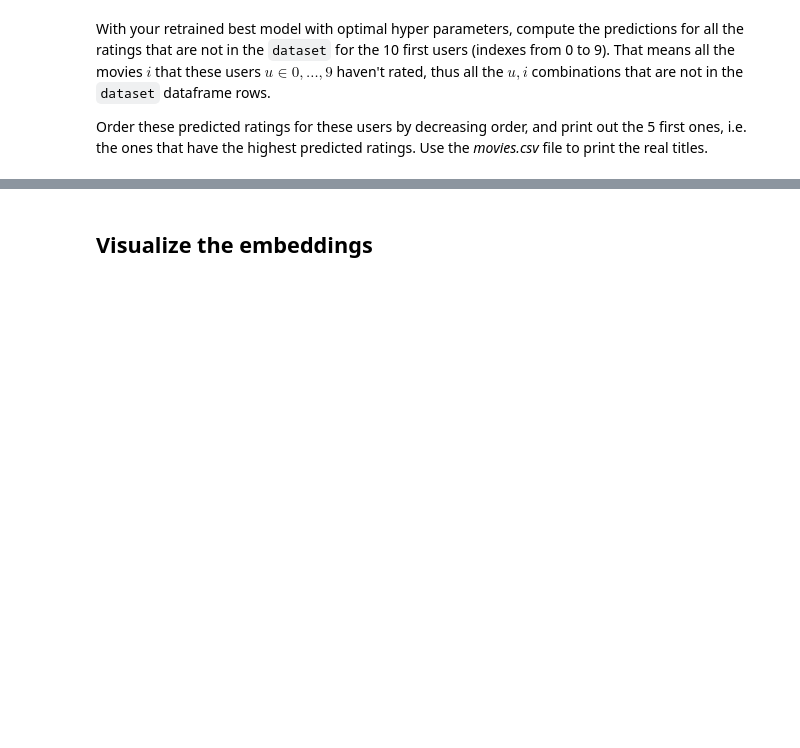
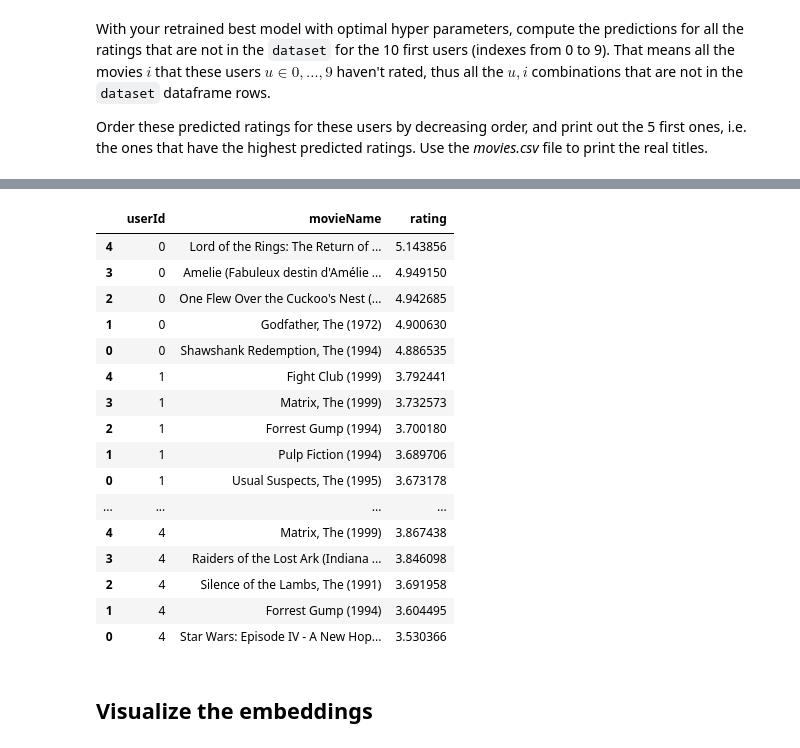
Before and after one commit to clarka34/12_machine_learning, a Jupyter notebook: ML4 - Recommender system/notebooks/Machine_Learning_4_Recommender_Systems.ipynb, the cells around one changed output, grey strips where cells are left out. Saved outputs shown, nothing was run; the diff lists cells and outputs as text; code cells hidden in the pictures; blank space fills up the shorter version.

```diff
--- a/ML4 - Recommender system/notebooks/Machine_Learning_4_Recommender_Systems.ipynb
+++ b/ML4 - Recommender system/notebooks/Machine_Learning_4_Recommender_Systems.ipynb
@@ -515,28 +514,29 @@ def get_mf_bias_l2_reg_model(nb_users, nb_movies, k, lambda_):
             and L2 regularization
 
     """
+
     #TOFILL
     dim_embeddings = k
 
     # User embeddings
     u = Input(shape=(1,), dtype='int32', name = 'u__user_id')
     p_u = Embedding(nb_users, dim_embeddings,
-                    embeddings_regularizer=regularizers.l2(1e-6),
+                    embeddings_regularizer=regularizers.l2(lambda_),
                     name="p_u__user_embedding")(u)
     p_u = Reshape((dim_embeddings,), name="p_u__user_embedding_reshaped")(p_u)
     b_u = Embedding(nb_users, 1,
-                    embeddings_regularizer=regularizers.l2(1e-6),
+                    embeddings_regularizer=regularizers.l2(lambda_),
                     name='b_u__user_embedding')(u)
     b_u = Reshape((1,), name='b_u__user_embedding_reshaped')(b_u)
 
     # Movie embeddings
     i = Input(shape=(1,), dtype='int32', name = 'i__movie_id')
     q_i = Embedding(nb_movies, dim_embeddings,
-                    embeddings_regularizer=regularizers.l2(1e-6),
+                    embeddings_regularizer=regularizers.l2(lambda_),
                     name="q_i__movie_embedding")(i)
     q_i = Reshape((dim_embeddings,), name="q_i__movie_embedding_reshaped")(q_i)
     b_i = Embedding(nb_movies, 1,
-                    embeddings_regularizer=regularizers.l2(1e-6),
+                    embeddings_regularizer=regularizers.l2(lambda_),
                     name='b_i__movie_embedding')(i)
     b_i = Reshape((1,), name='b_i__movie_embedding_reshaped')(b_i)
 
@@ -846,7 +763,7 @@ X = [dataset["userId"].to_numpy(), dataset["movieId"].to_numpy()]
 y = dataset["rating"].to_numpy()
 
 #TOFILL
-best_model=get_mf_bias_l2_reg_model(nb_users, nb_movies, k =30, lambda_ =2e-5)
+best_model=get_mf_bias_l2_reg_model(nb_users, nb_movies, k =15, lambda_ =0.0002)
 
 early_stopping = EarlyStopping(monitor='val_mse', patience=10, verbose=1, restore_best_weights=True)
 
@@ -880,5 +839,5 @@ Order these predicted ratings for these users by decreasing order, and print out
 # %%
-def get_top5_for_user(model, user_id, dataset):
+def get_user_predictions(model, user_id, dataset):
     """
     Returns a list of the 5 movies that have the highest ratings among the unrated movies
     of user `user_id`, along with a list of their predicted ratings.
@@ -896,6 +855,14 @@ def get_top5_for_user(model, user_id, dataset):
     """
 
     #TOFILL
+    movies_watched = dataset[dataset.userId == user_id]['movieId']
+    movies_unwatched = (dataset['movieId'][~dataset['movieId'].isin(movies_watched)]
+                                                            .sort_values()
+                                                            .unique())
+
+    user_array = np.ones(len(movies_unwatched), dtype='int') * user_id
+
+    ratings = model.predict([user_array,movies_unwatched])
 
 
-    return five_best_movie_ids, five_best_ratings
+    return movies_unwatched, ratings
@@ -903,0 +869,20 @@ def get_top5_for_user(model, user_id, dataset):
+# %%
+#TOFILL
+df_predictions = pd.DataFrame(columns=['userId', 'movieName', 'rating'])
+user_ids = np.arange(0,5)
+
+for user_id in user_ids:
+    df_user = pd.DataFrame(columns=['userId', 'movieName', 'rating'])
+    movies_unwatched, ratings = get_user_predictions(best_model, user_id, dataset)
+
+    five_best_ratings = ratings[np.argsort(ratings, axis=0)[-5:]]
+    five_best_movie_ids = movies_unwatched[np.argsort(ratings, axis=0)[-5:]]
+
+    df_user['userId'] = np.ones(5, dtype='int') * user_id
+    df_user['movieName'] = df_movies[df_movies['movieId'].isin(five_best_movie_ids.flatten().tolist())]['title'].values
+    df_user['rating'] = five_best_ratings.flatten()
+    df_user = df_user.sort_values('rating', ascending=False)
+
+    # display(df_user)
+
+    df_predictions = pd.concat((df_predictions, df_user))
@@ -904,3 +896,23 @@ def get_top5_for_user(model, user_id, dataset):
+# %%
+df_predictions
+# %% [output]
+|  | userId | movieName | rating |
+| 4 | 0 | Lord of the Rings: The Return of ... | 5.143856 |
+| 3 | 0 | Amelie (Fabuleux destin d'Amélie ... | 4.949150 |
+| 2 | 0 | One Flew Over the Cuckoo's Nest (... | 4.942685 |
+| 1 | 0 | Godfather, The (1972) | 4.900630 |
+| 0 | 0 | Shawshank Redemption, The (1994) | 4.886535 |
+| 4 | 1 | Fight Club (1999) | 3.792441 |
+| 3 | 1 | Matrix, The (1999) | 3.732573 |
+| 2 | 1 | Forrest Gump (1994) | 3.700180 |
+| 1 | 1 | Pulp Fiction (1994) | 3.689706 |
+| 0 | 1 | Usual Suspects, The (1995) | 3.673178 |
+| ... | ... | ... | ... |
+| 4 | 4 | Matrix, The (1999) | 3.867438 |
+| 3 | 4 | Raiders of the Lost Ark (Indiana ... | 3.846098 |
+| 2 | 4 | Silence of the Lambs, The (1991) | 3.691958 |
+| 1 | 4 | Forrest Gump (1994) | 3.604495 |
+| 0 | 4 | Star Wars: Episode IV - A New Hop... | 3.530366 |
 # %% [markdown]
 ## Visualize the embeddings
 # %% [markdown]
```
Also changed, not shown: parts of 41 cells of this notebook.
